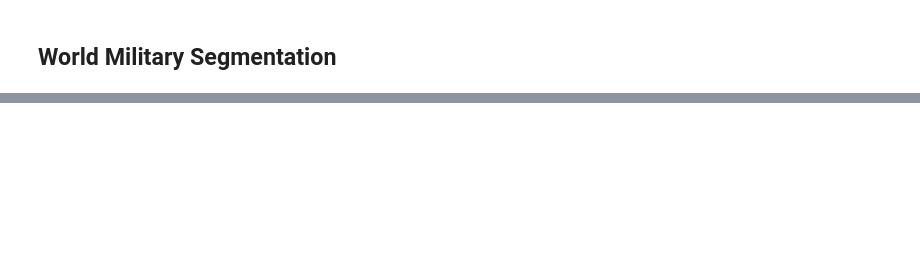
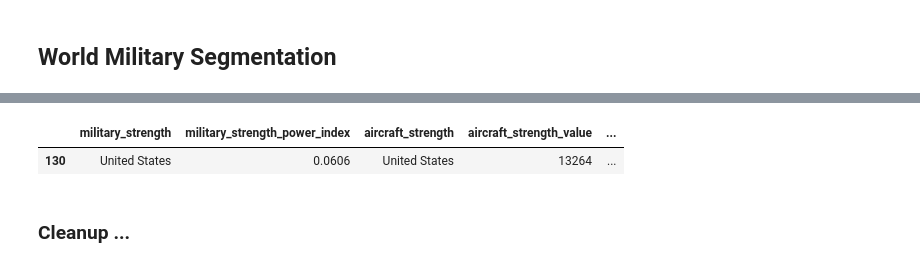
Before and after one commit to yuchild/magnimind_hw, a Jupyter notebook: world_military.ipynb, the cells around one changed output, grey strips where cells are left out. Saved outputs shown, nothing was run; the diff lists cells and outputs as text; code cells hidden in the pictures; blank space fills up the shorter version.

```diff
--- a/world_military.ipynb
+++ b/world_military.ipynb
@@ -2,4 +2,12 @@
 ## World Military Segmentation
 # %%
 import pandas as pd
-import numpy as np
+pd.set_option('display.max_columns', None)
+from sklearn.impute import SimpleImputer
+from sklearn.preprocessing import OneHotEncoder, StandardScaler
+from sklearn.compose import ColumnTransformer
+from sklearn.pipeline import Pipeline
+from sklearn.cluster import KMeans, AgglomerativeClustering
+import matplotlib.pyplot as plt
+import seaborn as sns
+from scipy.cluster.hierarchy import dendrogram, linkage
@@ -48,0 +39,7 @@ df.sample(25)
+# %%
+df[df['military_strength'] == 'United States']
+# %% [output]
+|  | military_strength | military_strength_power_index | aircraft_strength | aircraft_strength_value | ... |
+| 130 | United States | 0.0606 | United States | 13264 | ... |
+# %% [markdown]
+### Cleanup ...
```
Also changed, not shown: parts of 21 cells of this notebook.
